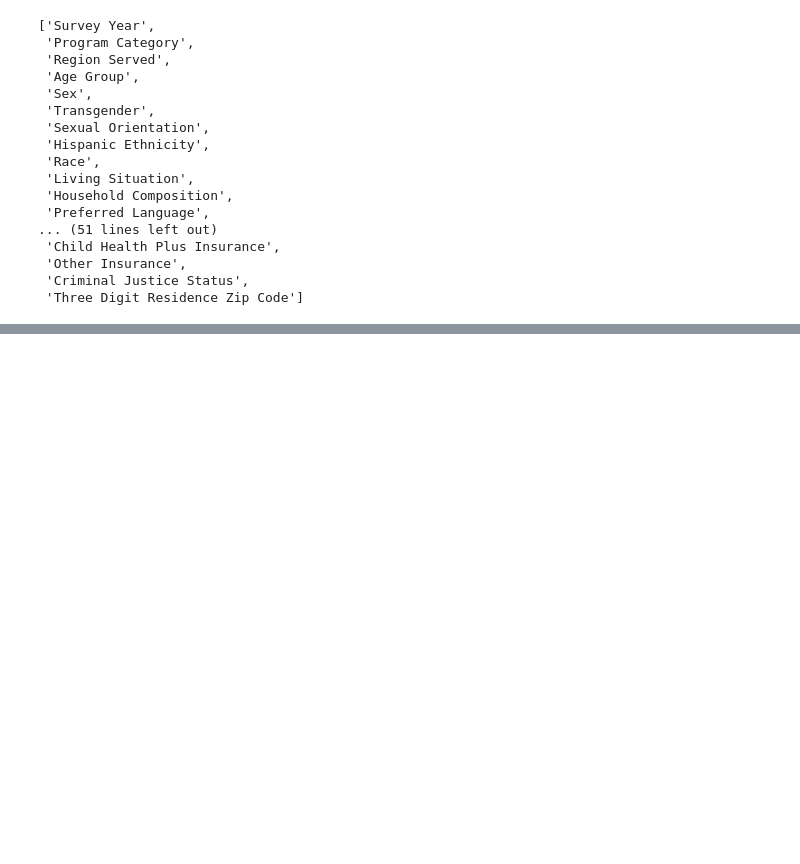
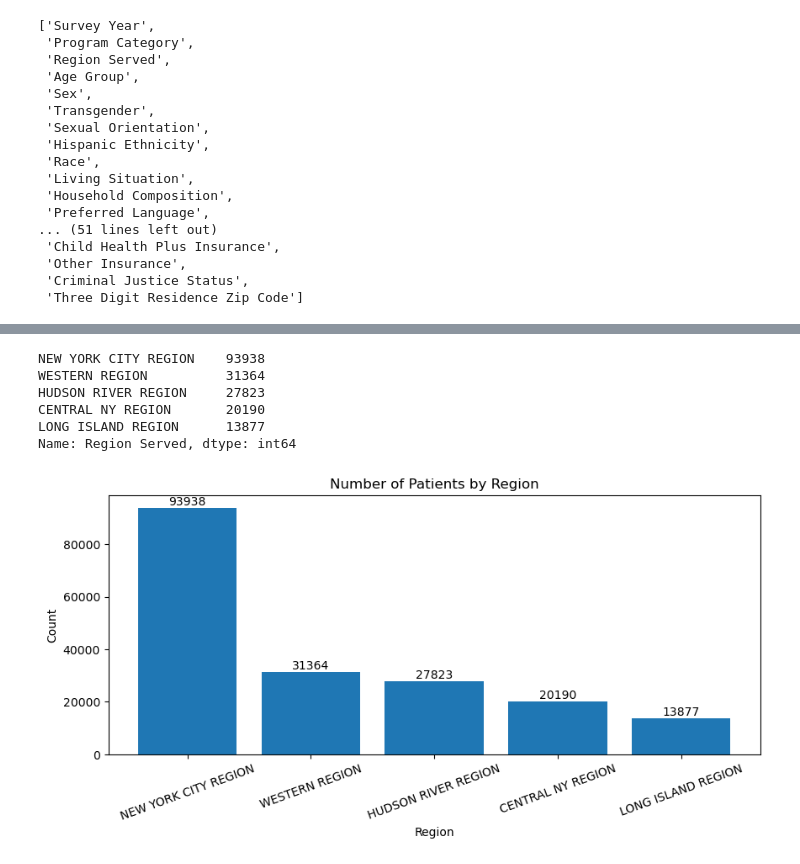
Before and after one commit to TheaClarisseDelosSantos/Sample, a Jupyter notebook: PatientDemographics.ipynb, the cells around one changed output, grey strips where cells are left out. Saved outputs shown, nothing was run; the diff lists cells and outputs as text; code cells hidden in the pictures; blank space fills up the shorter version.

```diff
--- a/PatientDemographics.ipynb
+++ b/PatientDemographics.ipynb
@@ -44,0 +108,3 @@ list(df.columns)
+# %%
+df2.fillna(0, inplace = True)
+display(df2)
@@ -44,0 +125,25 @@ list(df.columns)
+# %%
+region_counts = df2['Region Served'].value_counts()
+display(region_counts)
+# %% [output]
+NEW YORK CITY REGION    93938
+WESTERN REGION          31364
+HUDSON RIVER REGION     27823
+CENTRAL NY REGION       20190
+LONG ISLAND REGION      13877
+Name: Region Served, dtype: int64
+# %%
+region_counts = df2['Region Served'].value_counts()
+plt.figure(figsize=(10,4))
+plt.bar(region_counts.index,region_counts.values)
+plt.xlabel('Region')
+plt.ylabel('Count')
+plt.title('Number of Patients by Region')
+plt.xticks(rotation = 20)
+
+for i, v in enumerate(region_counts.values):
+    plt.text(i, v, str(v), ha='center', va='bottom')
+
+plt.show()
+# %% [output]
+[figure, added]
```
Also changed, not shown: parts of 2 cells of this notebook, 1 other file.
